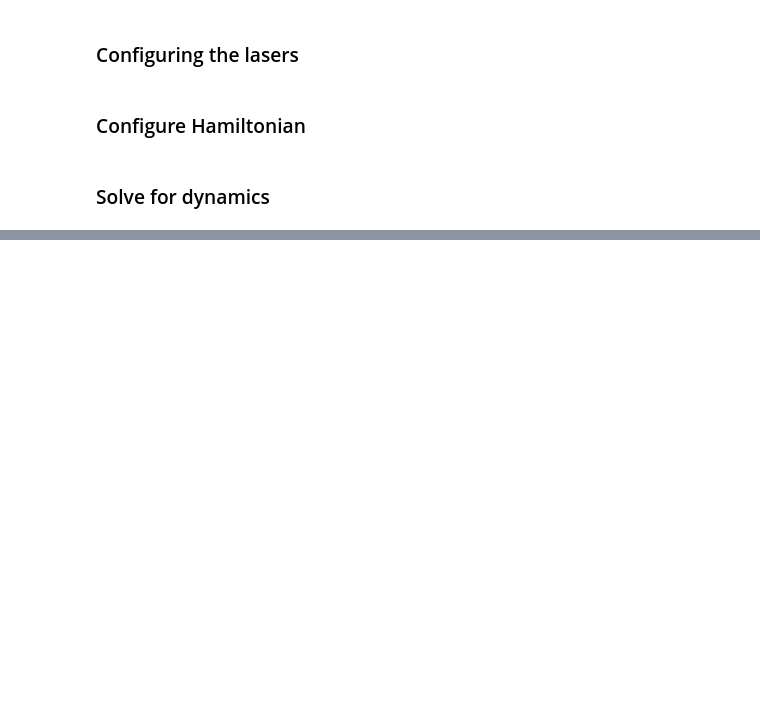
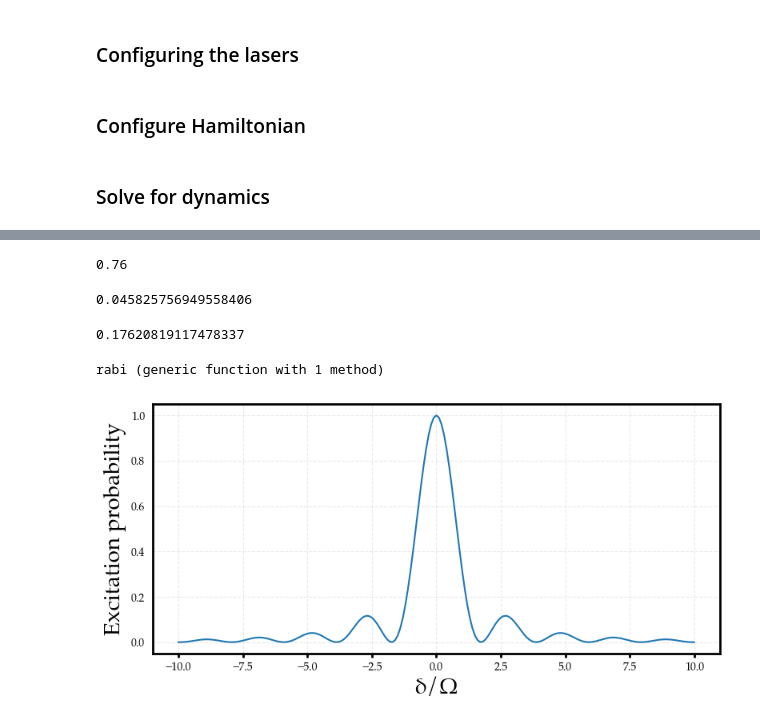
Before and after one commit to HaeffnerLab/lattice_notebooks, a Jupyter notebook: noisy_single_ion_vaet_rotated_basis.ipynb, the cells around one changed output, grey strips where cells are left out. Cells and saved outputs as stored; diff of their text form; code cells hidden in the pictures; blank space fills up the shorter version.

```diff
--- a/noisy_single_ion_vaet_rotated_basis.ipynb
+++ b/noisy_single_ion_vaet_rotated_basis.ipynb
@@ -132,0 +135,28 @@ plt.show()
+# %%
+p = 0.76
+# %% [output]
+0.76
+# %%
+√((1-p) * p / 100)
+# %% [output]
+0.045825756949558406
+# %%
+atan(2) / 2π
+# %% [output]
+0.17620819117478337
+# %%
+function rabi(δ)
+    t = 1/4
+    (1 / (δ^2 + 1)) * sin(2π * √(1 + δ^2) * t)^2
+end
+# %% [output]
+rabi (generic function with 1 method)
+# %%
+δr = collect(-10:.1:10)
+plt.plot(δr, rabi.(δr))
+plt.xlabel("δ/Ω")
+plt.ylabel("Excitation probability")
+plt.tight_layout()
+plt.savefig("/Users/josephbroz/Desktop/part_i.png")
+# %% [output]
+[figure, added]
```
Also changed, not shown: parts of 7 cells of this notebook, 2 other files.
